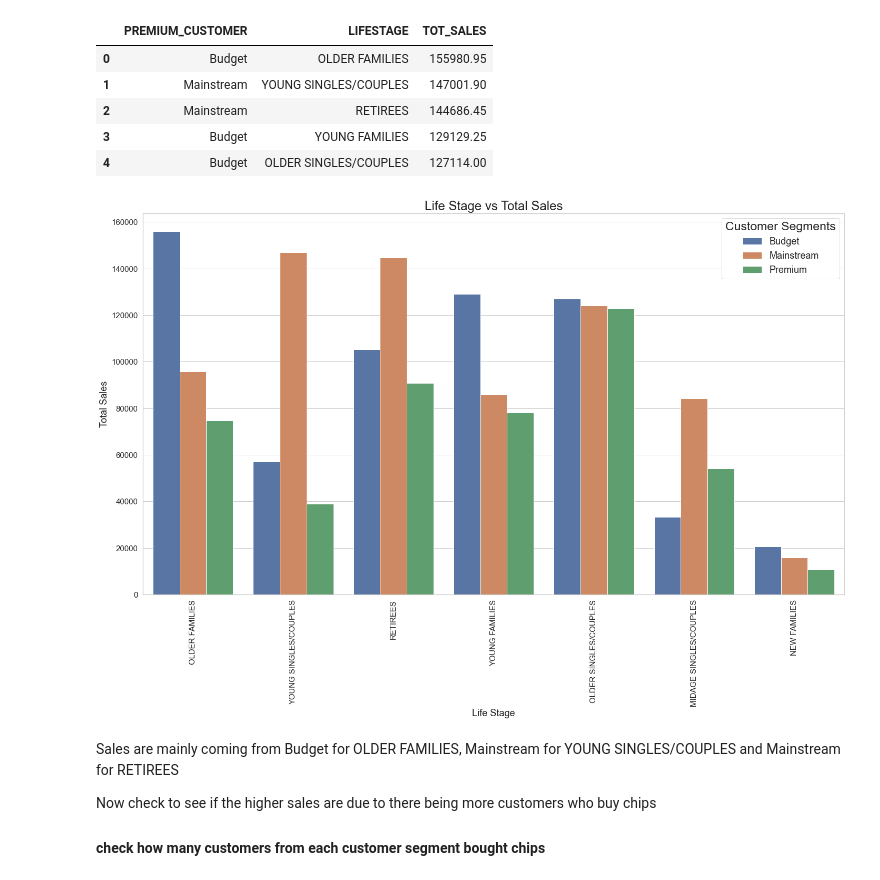
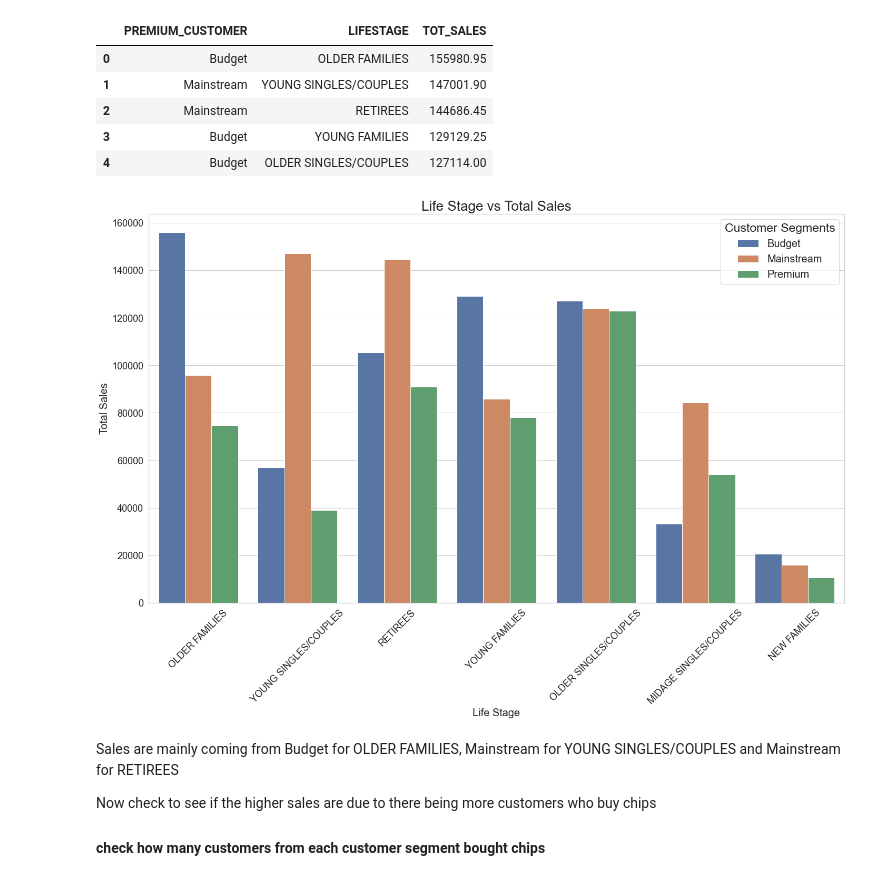
Before and after one commit to daniel8691/Quantium-virtual-internship, a Jupyter notebook: module_one_data_preparation.ipynb, the cells around one changed output. Saved outputs shown, nothing was run; the diff lists cells and outputs as text; code cells hidden in the pictures.

```diff
--- a/module_one_data_preparation.ipynb
+++ b/module_one_data_preparation.ipynb
@@ -736,33 +747,33 @@ lifestyle_df.head()
 # %%
 sns.set(style="whitegrid")
 # set figure size
 plt.figure(figsize=(20,14))
 
 # create bar chart
 sns.barplot(x = "LIFESTAGE",
            y = "TOT_SALES",
            hue= "PREMIUM_CUSTOMER",
            data = lifestyle_df)
 # set x labels orientation
-plt.xticks(rotation=90)
+plt.xticks(rotation=45)
 
 # set fontsize
-plt.xlabel("Life Stage", fontsize= 18)
-plt.ylabel("Total Sales", fontsize=18)
-plt.title("Life Stage vs Total Sales", fontsize=24)
-plt.tick_params(labelsize=15)
+plt.xlabel("Life Stage", fontsize= 20)
+plt.ylabel("Total Sales", fontsize=20)
+plt.title("Life Stage vs Total Sales", fontsize=26)
+plt.tick_params(labelsize=18)
 
 plt.legend(title = "Customer Segments",
           loc='best',
-          fontsize=18,
+          fontsize=20,
           title_fontsize=23)
 
 plt.tight_layout()
 
 # save file
-plt.savefig("analysis_pics/Lifestage_vs_totalsales.png")
+plt.savefig("static/analysis_pics/Lifestage_vs_totalsales.png")
 # %% [output]
-[figure, old version]
+[figure, new version]
 # %% [markdown]
 Sales are mainly coming from Budget for OLDER FAMILIES, Mainstream for YOUNG SINGLES/COUPLES and Mainstream for RETIREES
 
```
Also changed, not shown: parts of 7 cells of this notebook, 18 other files.
